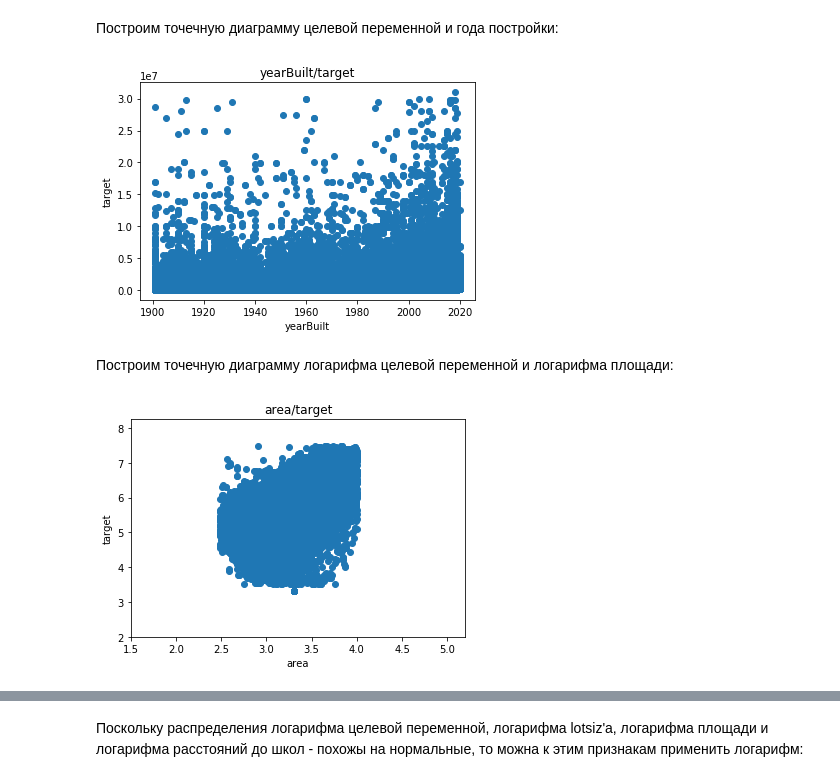
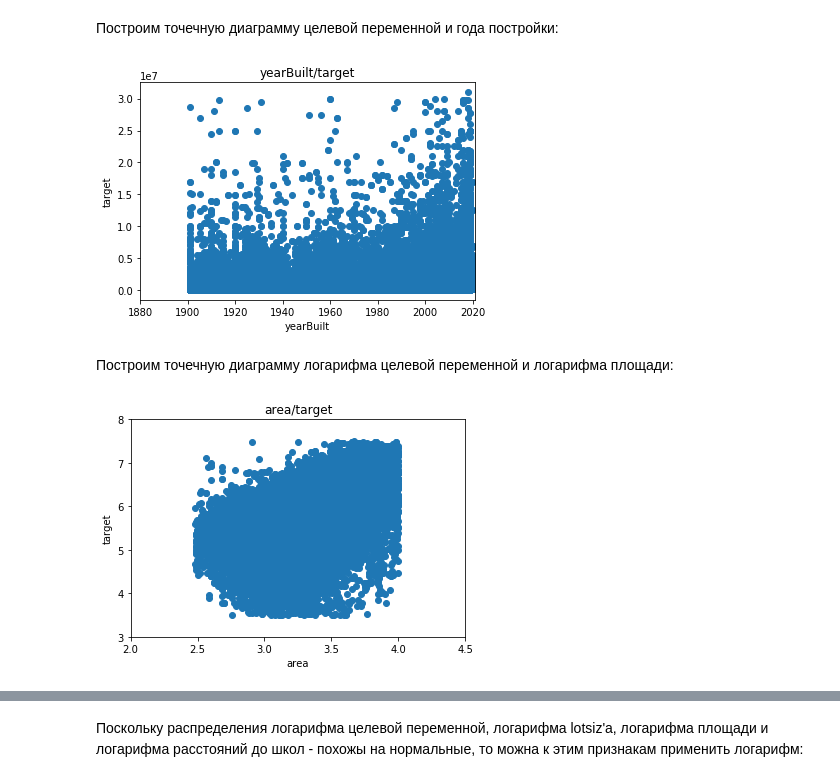
Before and after one commit to AndruKP/house-prices-prediction, a Jupyter notebook: house_prices_prediction.ipynb, the cells around one changed output, grey strips where cells are left out. Cells and saved outputs as stored; diff of their text form; code cells hidden in the pictures.

````diff
--- a/house_prices_prediction.ipynb
+++ b/house_prices_prediction.ipynb
@@ -575,7 +597,7 @@ plt.show()
 # %% [markdown]
 Заменим значенния этажей больше ```100``` на ```2```:
 # %%
-df = df.where(df['stories']<100,2)
+df['stories'] = df['stories'].where(df['stories']<100,2)
 # %% [markdown]
 Построим гистограмму распределений рейтинга школ:
 # %%
@@ -605,7 +627,7 @@ plt.show()
 # %% [markdown]
 Заменим значенния ванных больше ```40``` на ```2```:
 # %%
-df = df.where(df['baths']<40,2)
+df['baths'] = df['baths'].where(df['baths']<40,2)
 # %% [markdown]
 Построим гистограмму распределений ванных, убрав объекты, где количество ванных больше 20 или равно 0:
 # %%
@@ -618,5 +640,5 @@ plt.show()
 # %% [markdown]
 Заменим значенния ```yearBuilt``` больше ```2021``` и меньше ```1900``` на ```2019```:
 # %%
-df = df.where((df['yearBuilt'] < 2021) & (df['yearBuilt'] > 1900),2019)
+df['yearBuilt'] = df['yearBuilt'].where((df['yearBuilt'] < 2021) & (df['yearBuilt'] > 1900),2019)
 # %% [markdown]
@@ -630,0 +653,2 @@ plt.show()
+# %%
+df['parking'] = df['parking'].where(df['parking']<20,1)
@@ -695,26 +784,28 @@ plt.title('yearBuilt/target')
 plt.xlabel('yearBuilt')
 plt.ylabel('target')
 
+plt.xlim(1880,2021)
+
 plt.show()
 # %% [output]
-[figure, old version]
+[figure, new version]
 # %% [markdown]
 Построим точечную диаграмму логарифма целевой переменной и логарифма площади:
 # %%
 M = df.loc[(df['sqft']>0) & (df['target']>0)] # фильтруем нулевые значения
 _ = plt.scatter(np.log10(M['sqft']),
                 np.log10(M['target']))
 # Ограничим график по осям, чтобы рассмотреть данные без шумов
-plt.xlim(1.5,5.2)
-plt.ylim(2,8.25)
+plt.xlim(2,4.5)
+plt.ylim(3,8)
 
 plt.title('area/target')
 plt.xlabel('area')
 plt.ylabel('target')
 
 plt.show()
 # %% [output]
-[figure, old version]
+[figure, new version]
 # %%
 M = df.loc[(df['lotsize']>0) & (df['target']>0)] # фильтруем нулевые значения
 _ = plt.scatter(np.log10(M['lotsize']),
````
Also changed, not shown: parts of 80 cells of this notebook.
